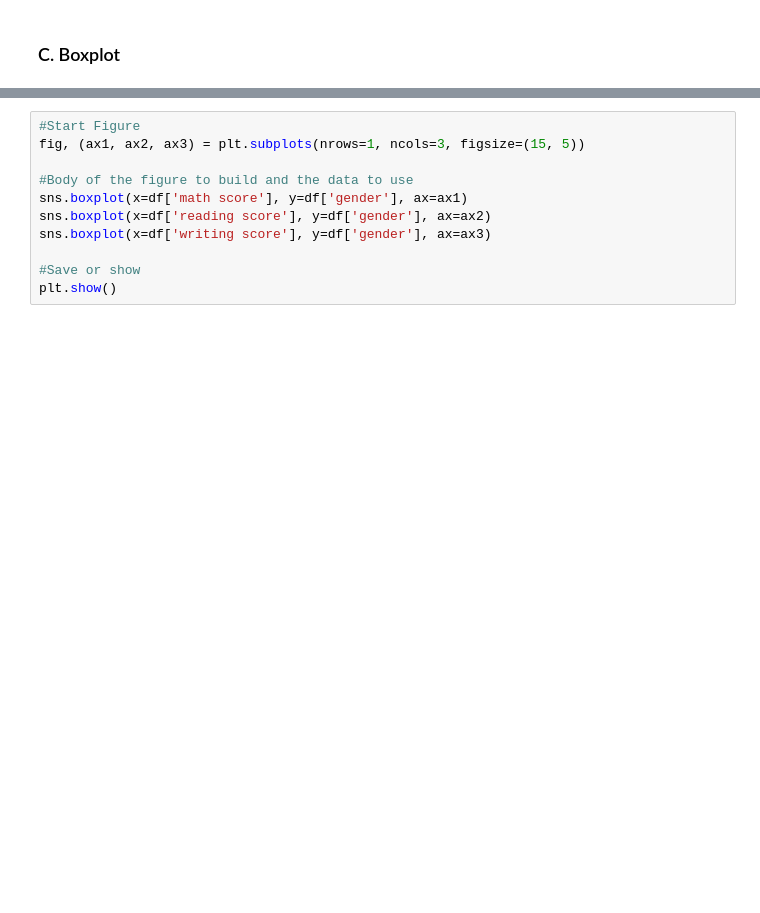
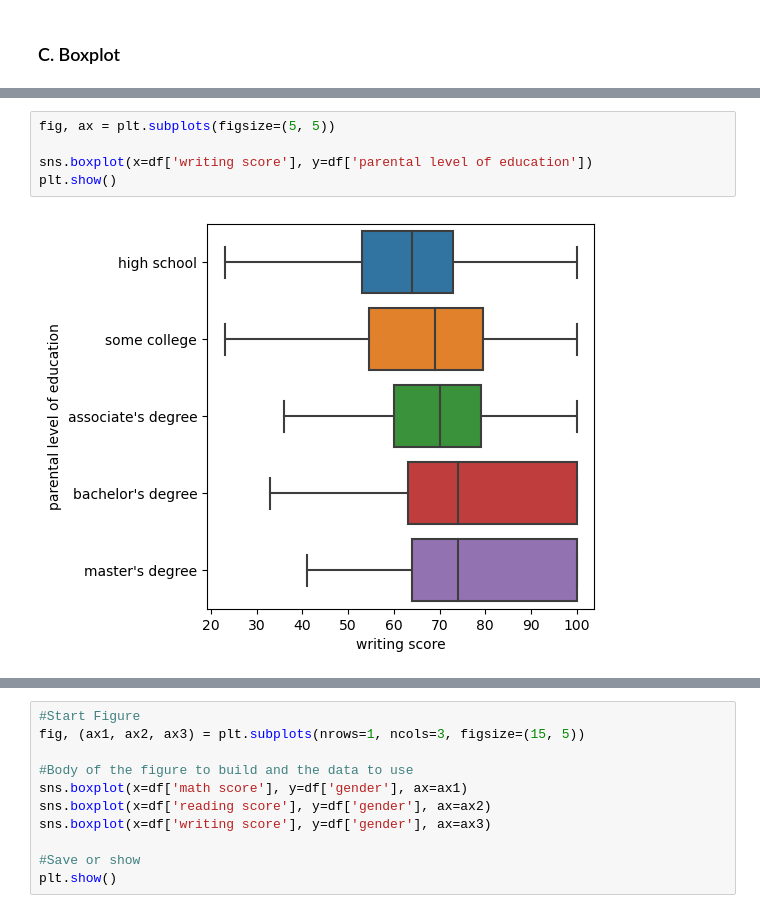
Before and after one commit to pepebonet/Intermediate_Python_BBA, a Jupyter notebook: Class_3/scripts/Code_class_3.ipynb, the cells around one changed output, grey strips where cells are left out. Drawn from its saved outputs; the diff is of its cells as text; blank space fills up the shorter version.

```diff
--- a/Class_3/scripts/Code_class_3.ipynb
+++ b/Class_3/scripts/Code_class_3.ipynb
@@ -363,0 +362,7 @@ df.head()
+# %%
+fig, ax = plt.subplots(figsize=(5, 5))
+
+sns.boxplot(x=df['writing score'], y=df['parental level of education'])
+plt.show()
+# %% [output]
+[figure, added]
```
Also changed, not shown: parts of 24 cells of this notebook, 2 other files.
